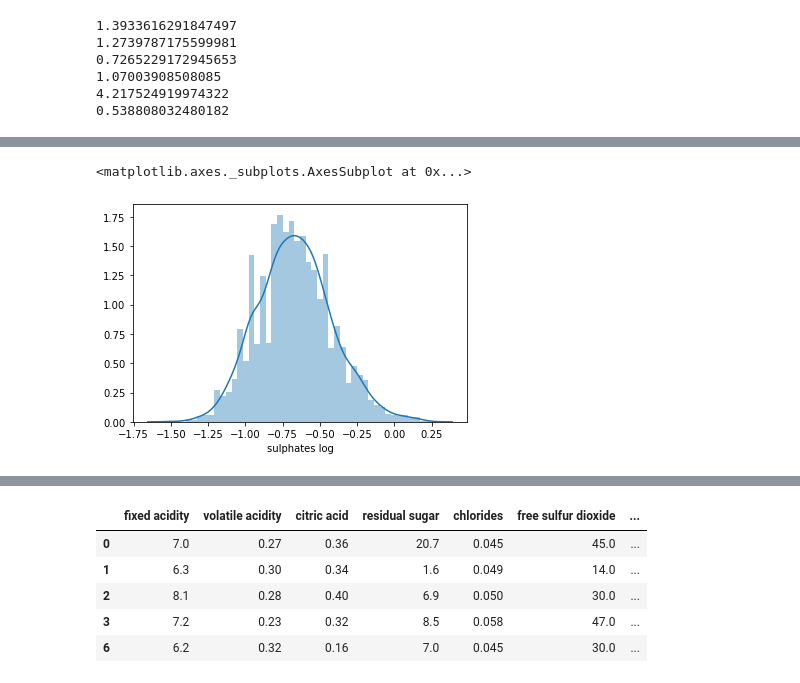
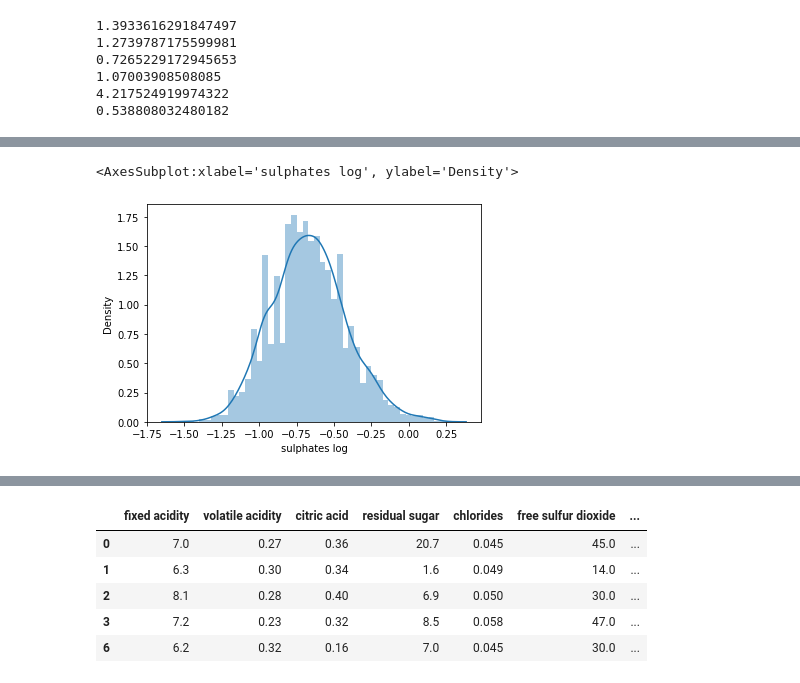
Before and after one commit to nipun1992/Predicting-Wine-Color, a Jupyter notebook: src/Wine quality Prediction.ipynb, the cells around one changed output, grey strips where cells are left out. Cells and saved outputs as stored; diff of their text form; code cells hidden in the pictures.

```diff
--- a/src/Wine quality Prediction.ipynb
+++ b/src/Wine quality Prediction.ipynb
@@ -720,9 +720,9 @@ sns.distplot(df['free sulfur dioxide sqrt'].dropna())
 # %%
 df['sulphates log'] = np.log(df['sulphates'])
-sns.distplot(df['sulphates log'].dropna())
+sns.displot(df['sulphates log'].dropna())
 # %% [output]
-<matplotlib.axes._subplots.AxesSubplot at 0x...>
+<AxesSubplot:xlabel='sulphates log', ylabel='Density'>
-[figure, old version]
+[figure, new version]
 # %%
 df['chlorides log'] = np.log(df['chlorides'])
 sns.distplot(df['chlorides log'].dropna())
```
Also changed, not shown: parts of 9 cells of this notebook, 1 other file.
